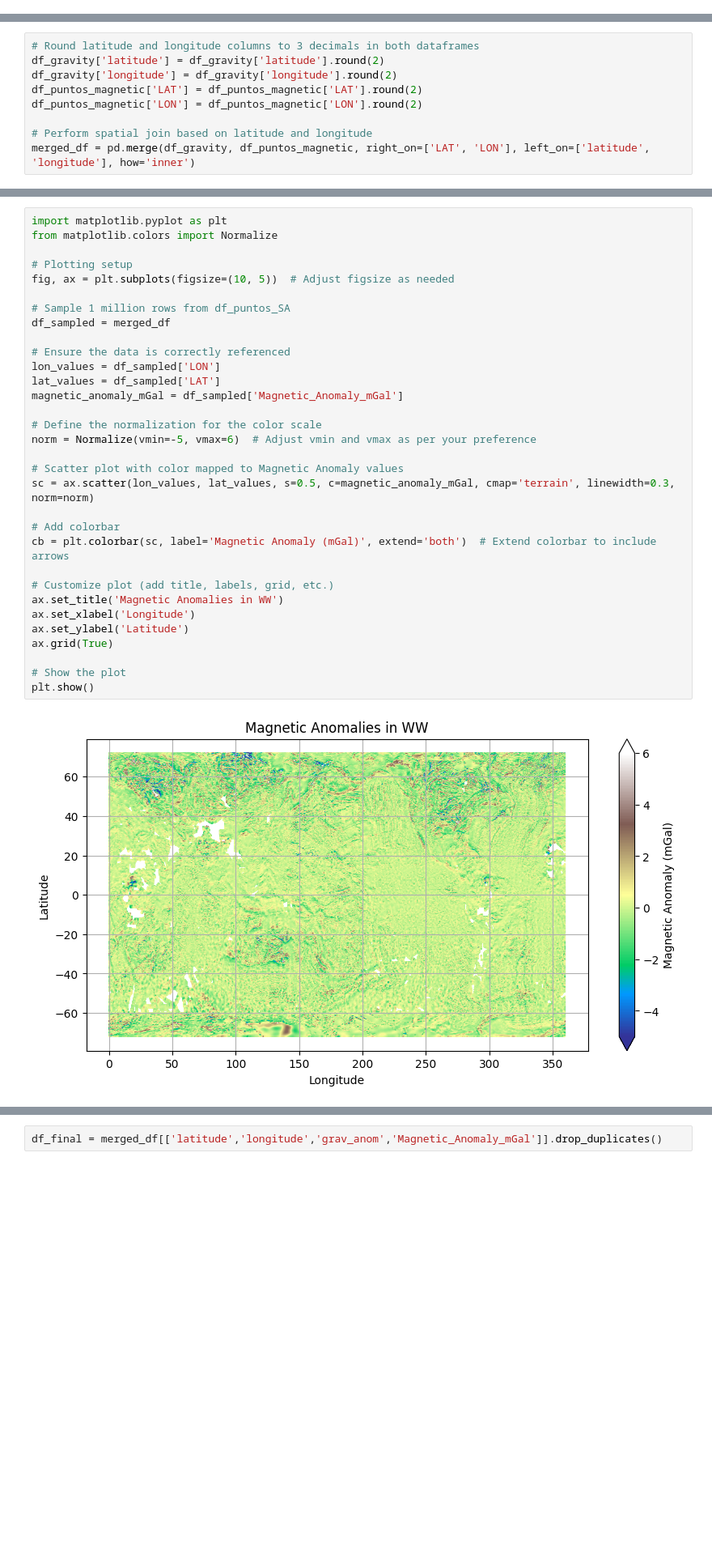
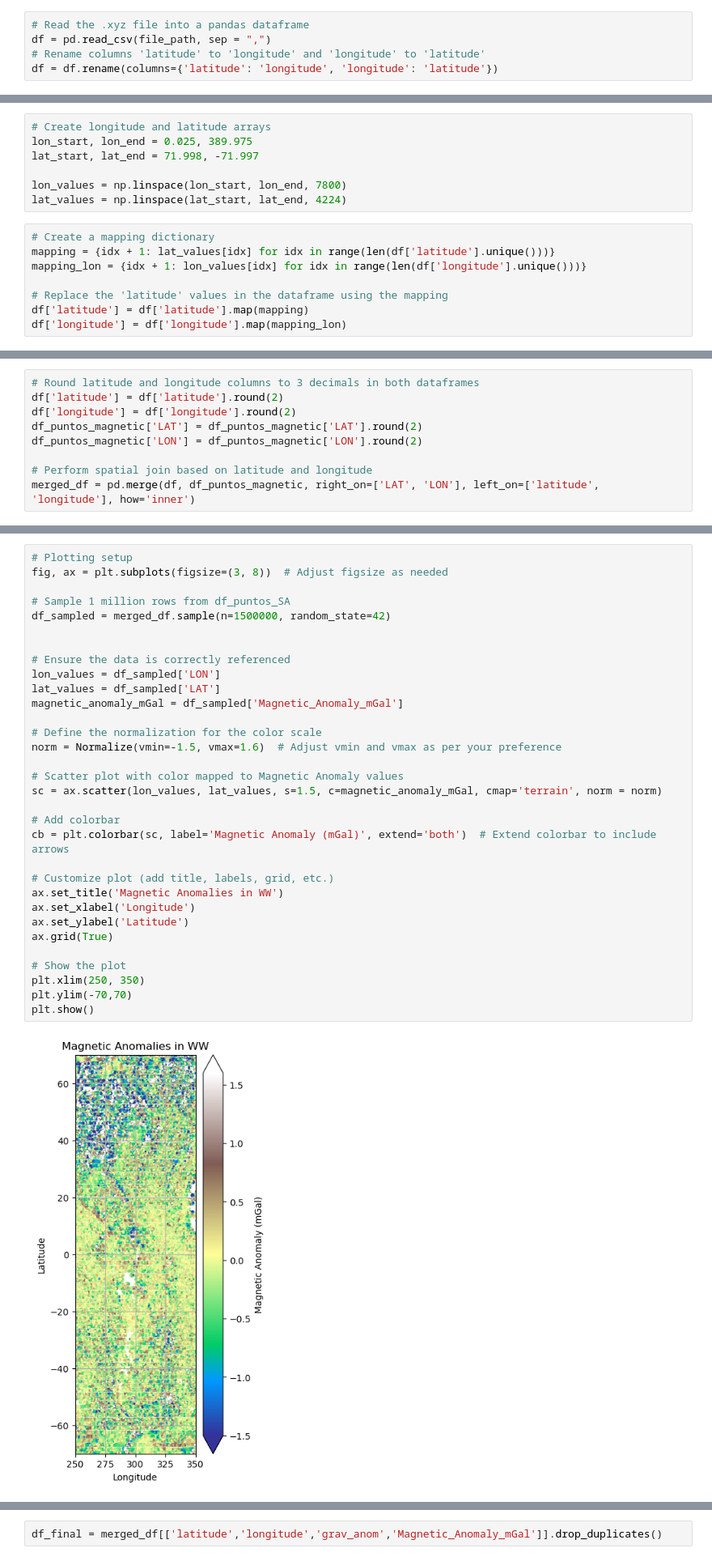
Before and after one commit to jmpaibaBDV/geophysical_nn_data, a Jupyter notebook: Notebooks/01_EDA_EMAG.ipynb, the cells around one changed output, grey strips where cells are left out. Shown at 81% size. Saved outputs shown, nothing was run; the diff lists cells and outputs as text; blank space fills up the shorter version.

Commit message:
cleaning gravity data

```diff
--- a/Notebooks/01_EDA_EMAG.ipynb
+++ b/Notebooks/01_EDA_EMAG.ipynb
@@ -340,0 +299,5 @@ else:
+# %%
+# Read the .xyz file into a pandas dataframe
+df = pd.read_csv(file_path, sep = ",")
+# Rename columns 'latitude' to 'longitude' and 'longitude' to 'latitude'
+df = df.rename(columns={'latitude': 'longitude', 'longitude': 'latitude'})
@@ -340,0 +317,15 @@ else:
+# %%
+# Create longitude and latitude arrays
+lon_start, lon_end = 0.025, 389.975
+lat_start, lat_end = 71.998, -71.997
+
+lon_values = np.linspace(lon_start, lon_end, 7800)
+lat_values = np.linspace(lat_start, lat_end, 4224)
+# %%
+# Create a mapping dictionary
+mapping = {idx + 1: lat_values[idx] for idx in range(len(df['latitude'].unique()))}
+mapping_lon = {idx + 1: lon_values[idx] for idx in range(len(df['longitude'].unique()))}
+
+# Replace the 'latitude' values in the dataframe using the mapping
+df['latitude'] = df['latitude'].map(mapping)
+df['longitude'] = df['longitude'].map(mapping_lon)
@@ -341,12 +382,12 @@ else:
 # %%
 # Round latitude and longitude columns to 3 decimals in both dataframes
-df_gravity['latitude'] = df_gravity['latitude'].round(2)
-df_gravity['longitude'] = df_gravity['longitude'].round(2)
+df['latitude'] = df['latitude'].round(2)
+df['longitude'] = df['longitude'].round(2)
 df_puntos_magnetic['LAT'] = df_puntos_magnetic['LAT'].round(2)
 df_puntos_magnetic['LON'] = df_puntos_magnetic['LON'].round(2)
 
 # Perform spatial join based on latitude and longitude
-merged_df = pd.merge(df_gravity, df_puntos_magnetic, right_on=['LAT', 'LON'], left_on=['latitude', 'longitude'], how='inner')
+merged_df = pd.merge(df, df_puntos_magnetic, right_on=['LAT', 'LON'], left_on=['latitude', 'longitude'], how='inner')
 # %% [output]
 A value is trying to be set on a copy of a slice from a DataFrame.
 Try using .loc[row_indexer,col_indexer] = value instead
@@ -374,34 +415,34 @@ merged_df.head()
 # %%
-import matplotlib.pyplot as plt
-from matplotlib.colors import Normalize
-
 # Plotting setup
-fig, ax = plt.subplots(figsize=(10, 5))  # Adjust figsize as needed
+fig, ax = plt.subplots(figsize=(3, 8))  # Adjust figsize as needed
 
 # Sample 1 million rows from df_puntos_SA
-df_sampled = merged_df
+df_sampled = merged_df.sample(n=1500000, random_state=42)
+
 
 # Ensure the data is correctly referenced
 lon_values = df_sampled['LON']
 lat_values = df_sampled['LAT']
 magnetic_anomaly_mGal = df_sampled['Magnetic_Anomaly_mGal']
 
 # Define the normalization for the color scale
-norm = Normalize(vmin=-5, vmax=6)  # Adjust vmin and vmax as per your preference
+norm = Normalize(vmin=-1.5, vmax=1.6)  # Adjust vmin and vmax as per your preference
 
 # Scatter plot with color mapped to Magnetic Anomaly values
-sc = ax.scatter(lon_values, lat_values, s=0.5, c=magnetic_anomaly_mGal, cmap='terrain', linewidth=0.3, norm=norm)
+sc = ax.scatter(lon_values, lat_values, s=1.5, c=magnetic_anomaly_mGal, cmap='terrain', norm = norm)
 
 # Add colorbar
 cb = plt.colorbar(sc, label='Magnetic Anomaly (mGal)', extend='both')  # Extend colorbar to include arrows
 
 # Customize plot (add title, labels, grid, etc.)
 ax.set_title('Magnetic Anomalies in WW')
 ax.set_xlabel('Longitude')
 ax.set_ylabel('Latitude')
 ax.grid(True)
 
 # Show the plot
+plt.xlim(250, 350)
+plt.ylim(-70,70)
 plt.show()
 # %% [output]
-[figure, old version]
+[figure, new version]
```
Also changed, not shown: parts of 19 cells of this notebook, 5 other files.
